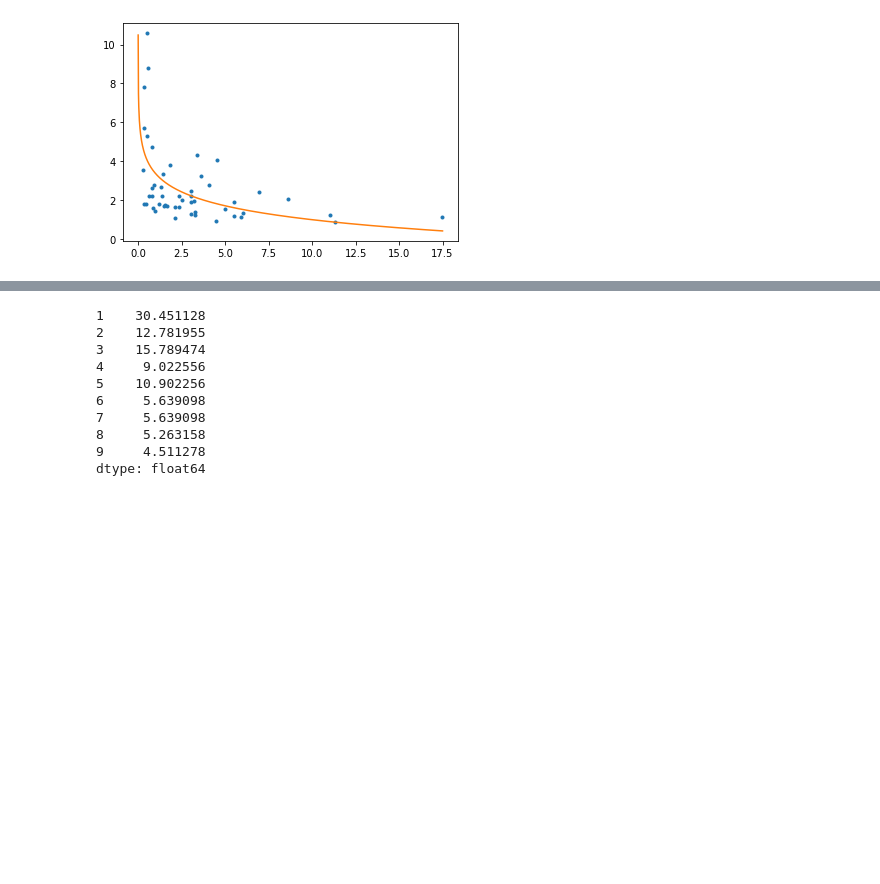
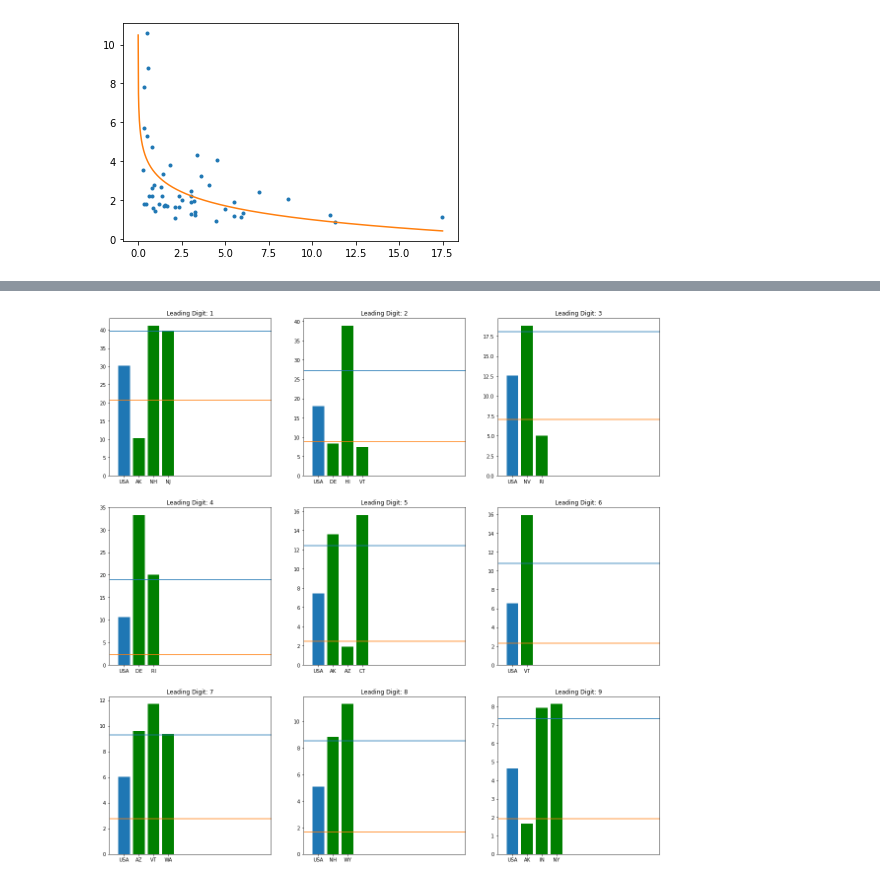
Before and after one commit to Abitamim/SoftDesProject1, a Jupyter notebook: main_notebook.ipynb, the cells around one changed output, grey strips where cells are left out. Drawn from its saved outputs; the diff is of its cells as text; code cells hidden in the pictures; blank space fills up the shorter version.

```diff
--- a/main_notebook.ipynb
+++ b/main_notebook.ipynb
@@ -126,16 +111,42 @@ print(helper.sum_votes(us_data, 0))
-# %%
-#sum_votes = helper.sum_votes(us_data,0)
-state_votes_us = helper.get_votes_per_parameter(us_data, 3)
-region_leading_digits = helper.find_all_leading_digits(state_votes_us.iloc[:,0],1)
-print(helper.data_to_percentage(region_leading_digits))
-# %% [output]
-1    30.451128
-2    12.781955
-3    15.789474
-4     9.022556
-5    10.902256
-6     5.639098
-7     5.639098
-8     5.263158
-9     4.511278
-dtype: float64
+# %%
+us_standard_deviations = {}
+
+us_means = state_percentages.mean(axis = 0, skipna = True)
+us_standard_deviations = state_percentages.std(axis = 0,skipna = True, ddof = 0)
+
+#plotting normal distribution for each digit for US:
+
+x = np.arange(0,50, 0.01)
+
+for digit in range(1,10):
+    plt.plot(x, norm.pdf(x, us_means.loc[digit], us_standard_deviations.loc[digit]))
+    plt.fill_between(x, norm.pdf(x, us_means.loc[digit], us_standard_deviations.loc[digit]), alpha = 0.5)
+
+plt.legend(['1','2','3','4','5','6','7','8','9'], title = 'Digits')
+plt.xlabel("Mean Percentage")
+plt.ylabel("Frequency")
+
+plt.show()
+# %%
+max_val = pd.Series([mean + 2 * std_dev for mean, std_dev in zip(means, us_standard_deviations)], index=(1,2,3,4,5,6,7,8,9))
+min_val = pd.Series([mean - 2 * std_dev for mean, std_dev in zip(us_means, us_standard_deviations)], index=(1,2,3,4,5,6,7,8,9))
+values_outside_std_dev = {}
+for state, values in individual_state_percentages.items():
+    for i in range(1, 10):
+        if values[i] > max_val[i] or values[i] < min_val[i]:
+            values_outside_std_dev[(i, state)] = values[i]
+x = np.arange(-1, 20, 1)
+
+fig, axs = plt.subplots(3, 3, figsize=(20, 20))
+for i, ax in enumerate(fig.axes):
+    # ax.set_ylim([0, 50])
+    ax.set_xlim([-1, 10])
+    ax.set_title(f"Leading Digit: {i + 1}")
+    ax.bar("USA", us_means[i + 1])
+    ax.plot(x, [max_val[i + 1]] * len(x))
+    ax.plot(x, [min_val[i + 1]] * len(x))
+    for key in values_outside_std_dev:
+        if key[0] == (i + 1):
+            ax.bar(key[1], values_outside_std_dev[key], color="green")
+# %% [output]
+[figure, added]
```
Also changed, not shown: parts of 8 cells of this notebook.
